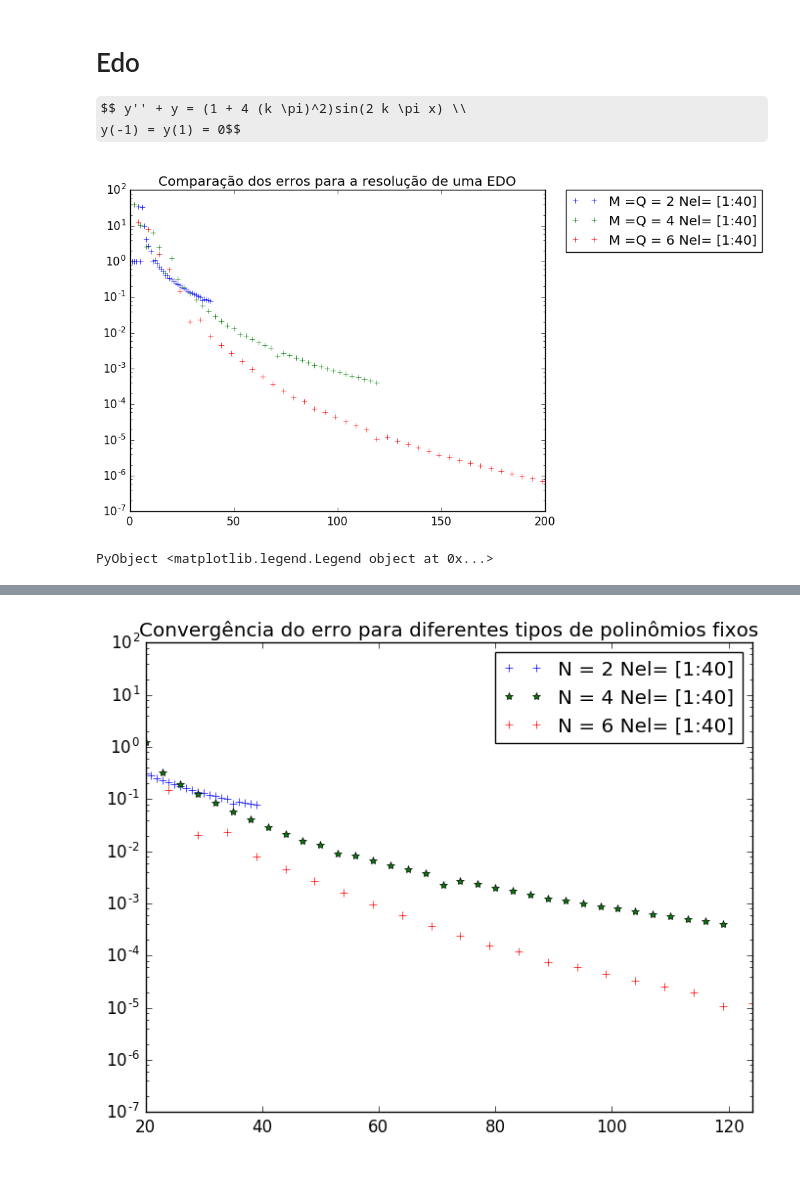
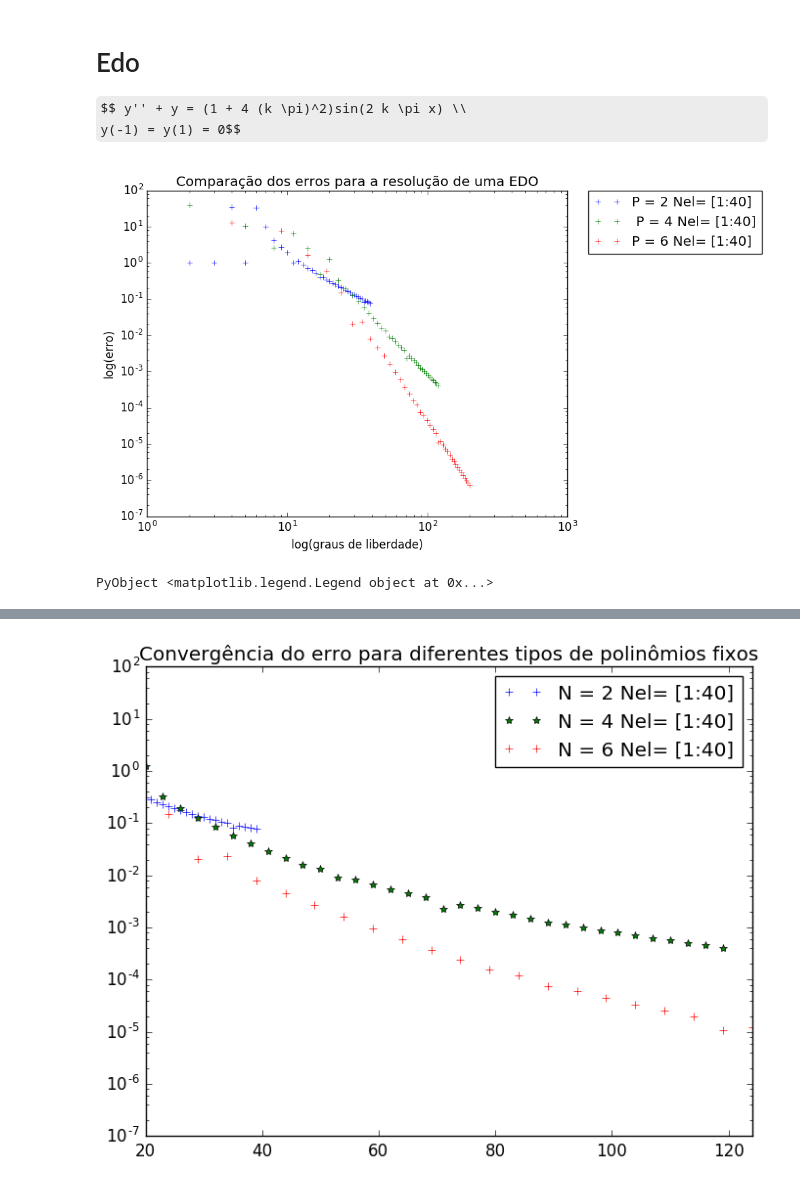
Before and after one commit to augustot2/HPFEM_mod.jl, a Jupyter notebook: augusto/HPFEM_mod example.ipynb, the cells around one changed output, grey strips where cells are left out. Drawn from its saved outputs; the diff is of its cells as text; code cells hidden in the pictures; some formulas as TeX source.

```diff
--- a/augusto/HPFEM_mod example.ipynb
+++ b/augusto/HPFEM_mod example.ipynb
@@ -23,35 +23,42 @@ fun(x) = (1 + 4*(k*pi)^2)*sin(2*k*pi*x)
 resp(x) = sin(2*k*pi*x)
 
 EMM =DataFrame(erro = Float64[], dof =  Float64[])
 EM2 =DataFrame(erro = Float64[], dof =  Float64[])
 for M = 3:M_max
     temp = lagrange_oed_spec(M,M,1,fun,resp)
     push!(EMM,temp)
 
     temp = lagrange_oed_spec(M,M,5,fun,resp)
     push!(EM2,temp)
 end
 EMe2 =DataFrame(erro = Float64[], dof =  Float64[])
 EMe3 =DataFrame(erro = Float64[], dof =  Float64[])
 EMe = DataFrame(erro = Float64[], dof =  Float64[])
 for nel = 1:nel_max
     temp = lagrange_oed_spec(4,4,nel,fun,resp)
     push!(EMe,temp)
 
     temp = lagrange_oed_spec(2,2,nel,fun,resp)
     push!(EMe2,temp)
 
     temp = lagrange_oed_spec(6,6,nel,fun,resp)
     push!(EMe3,temp)
 end
-semilogy(EMe2[:dof],EMe2[:erro],"+",label = "M =Q = 2 Nel= [1:$nel_max]")
-semilogy(EMe[:dof],EMe[:erro],"+",label = "M =Q = 4 Nel= [1:$nel_max]")
-semilogy(EMe3[:dof],EMe3[:erro],"+",label = "M =Q = 6 Nel= [1:$nel_max]")
+loglog(EMe2[:dof],EMe2[:erro],"+",label = "P = 2 Nel= [1:$nel_max]")
+loglog(EMe[:dof],EMe[:erro],"+",label = " P = 4 Nel= [1:$nel_max]")
+loglog(EMe3[:dof],EMe3[:erro],"+",label = "P = 6 Nel= [1:$nel_max]")
+
+
 #semilogy(EMM[:dof],EMM[:erro],"+",label = "Q = [1:$M_max] Nel= 1")
 #semilogy(EM2[:dof],EM2[:erro],"+",label = "Q = M  Nel = 5")
 #title("K = $k")
+
+
+
 title("Comparação dos erros para a resolução de uma EDO")
+xlabel("log(graus de liberdade)")
+ylabel("log(erro)")
 legend(bbox_to_anchor=(1.05, 1), loc=2, borderaxespad=0.)
 # %% [output]
-[figure, old version]
+[figure, new version]
 PyObject <matplotlib.legend.Legend object at 0x...>
```
Also changed, not shown: parts of 14 cells of this notebook, 8 other files.
